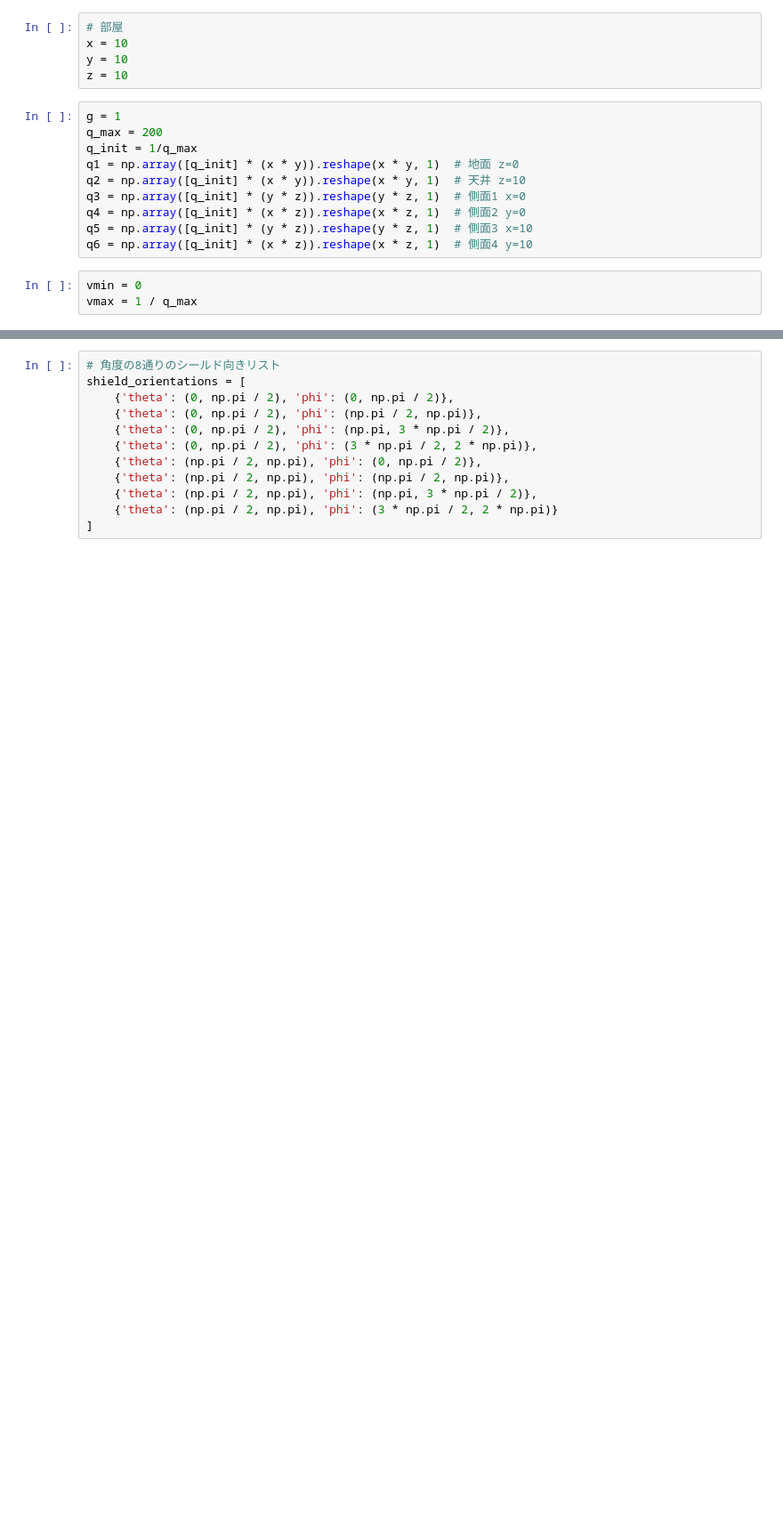
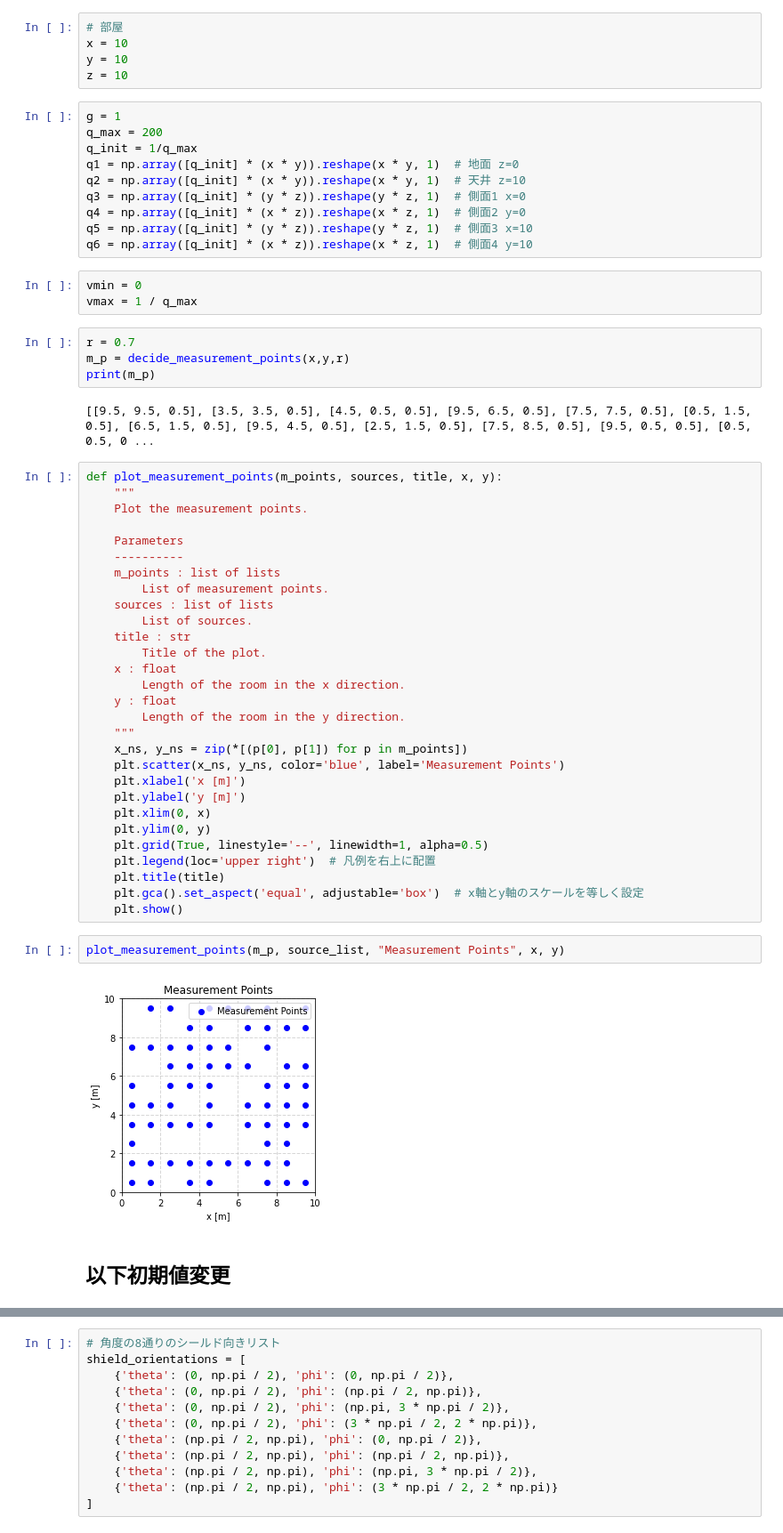
Before and after one commit to moeuu/radiation-surface-mle-estimator, a Jupyter notebook: notebook/initial.ipynb, the cells around one changed output, grey strips where cells are left out. Shown at 89% size. Saved outputs shown, nothing was run; the diff lists cells and outputs as text; blank space fills up the shorter version.

```diff
--- a/notebook/initial.ipynb
+++ b/notebook/initial.ipynb
@@ -46,6 +45,47 @@ q6 = np.array([q_init] * (x * z)).reshape(x * z, 1)  # 側面4 y=10
 # %%
 vmin = 0
 vmax = 1 / q_max
+# %%
+r = 0.7
+m_p = decide_measurement_points(x,y,r)
+print(m_p)
+# %% [output]
+[[9.5, 9.5, 0.5], [3.5, 3.5, 0.5], [4.5, 0.5, 0.5], [9.5, 6.5, 0.5], [7.5, 7.5, 0.5], [0.5, 1.5, 0.5], [6.5, 1.5, 0.5], [9.5, 4.5, 0.5], [2.5, 1.5, 0.5], [7.5, 8.5, 0.5], [9.5, 0.5, 0.5], [0.5, 0.5, 0 ...
+# %%
+def plot_measurement_points(m_points, sources, title, x, y):
+    """
+    Plot the measurement points.
+
+    Parameters
+    ----------
+    m_points : list of lists
+        List of measurement points.
+    sources : list of lists
+        List of sources.
+    title : str
+        Title of the plot.
+    x : float
+        Length of the room in the x direction.
+    y : float
+        Length of the room in the y direction.
+    """
+    x_ns, y_ns = zip(*[(p[0], p[1]) for p in m_points])
+    plt.scatter(x_ns, y_ns, color='blue', label='Measurement Points')
+    plt.xlabel('x [m]')
+    plt.ylabel('y [m]')
+    plt.xlim(0, x)
+    plt.ylim(0, y)
+    plt.grid(True, linestyle='--', linewidth=1, alpha=0.5)
+    plt.legend(loc='upper right')  # 凡例を右上に配置
+    plt.title(title)
+    plt.gca().set_aspect('equal', adjustable='box')  # x軸とy軸のスケールを等しく設定
+    plt.show()
+# %%
+plot_measurement_points(m_p, source_list, "Measurement Points", x, y)
+# %% [output]
+[figure, added]
+# %% [markdown]
+## 以下初期値変更
 # %%
 # 3Dヒートマップのプロット
 qs = [q1, q2, q3, q4, q5, q6]
```
Also changed, not shown: parts of 33 cells of this notebook, 6 other files.
